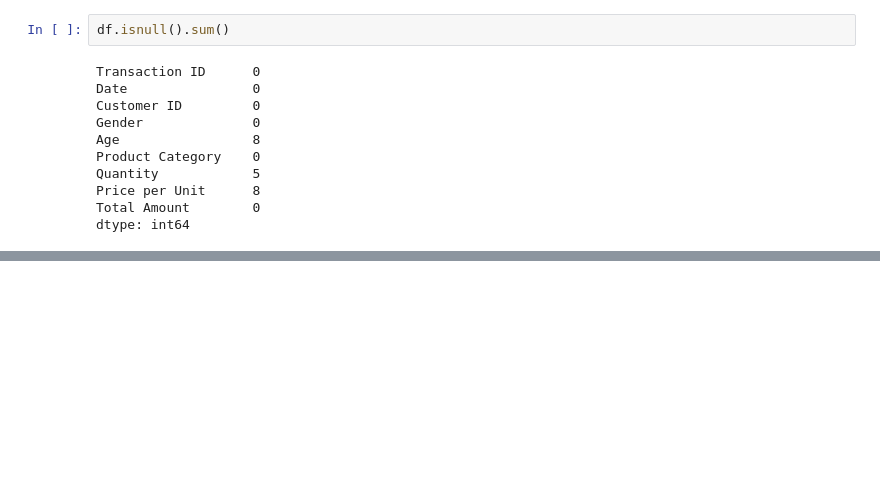
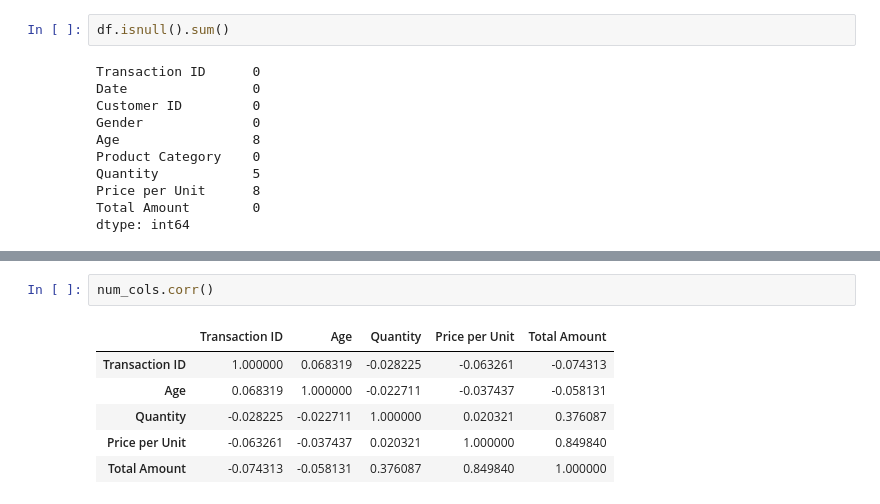
Before and after one commit to mr-prince-yadav/OJT-AI, a Jupyter notebook: Missing Values.IPYNB, the cells around one changed output, grey strips where cells are left out. Cells and saved outputs as stored; diff of their text form; blank space fills up the shorter version.

```diff
--- a/Missing Values.IPYNB
+++ b/Missing Values.IPYNB
@@ -142,0 +236,9 @@ df.isnull().sum()
+# %%
+num_cols.corr()
+# %% [output]
+|  | Transaction ID | Age | Quantity | Price per Unit | Total Amount |
+| Transaction ID | 1.000000 | 0.068319 | -0.028225 | -0.063261 | -0.074313 |
+| Age | 0.068319 | 1.000000 | -0.022711 | -0.037437 | -0.058131 |
+| Quantity | -0.028225 | -0.022711 | 1.000000 | 0.020321 | 0.376087 |
+| Price per Unit | -0.063261 | -0.037437 | 0.020321 | 1.000000 | 0.849840 |
+| Total Amount | -0.074313 | -0.058131 | 0.376087 | 0.849840 | 1.000000 |
```
Also changed, not shown: parts of 17 cells of this notebook, 1 other file.
